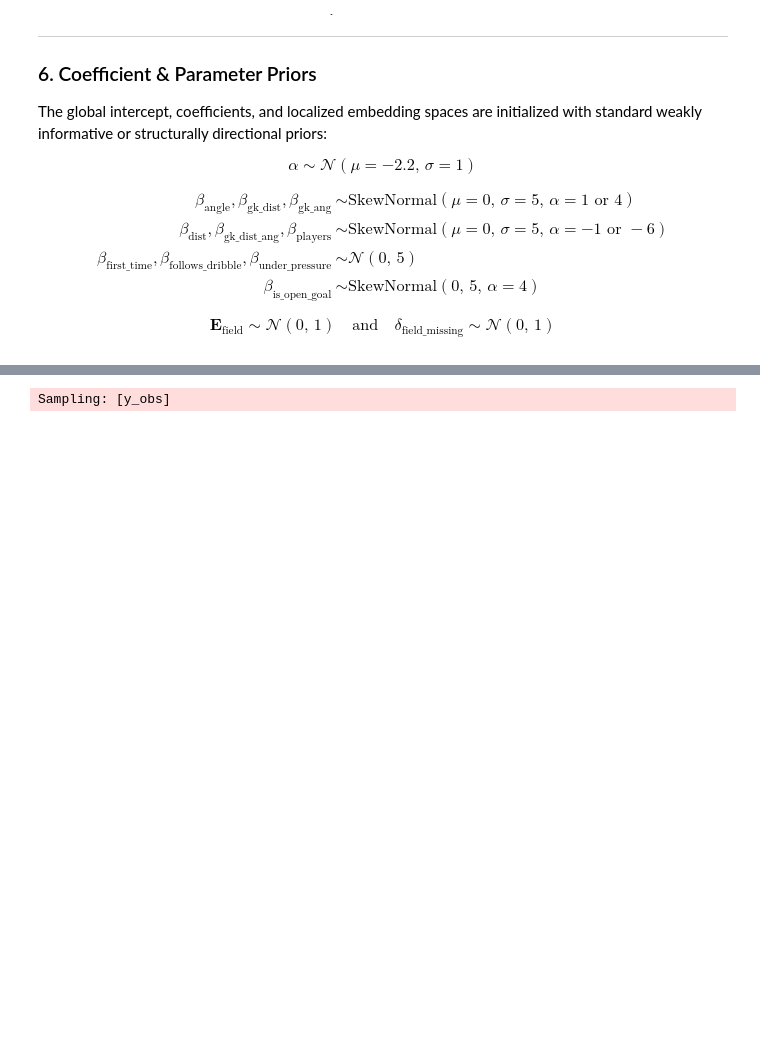
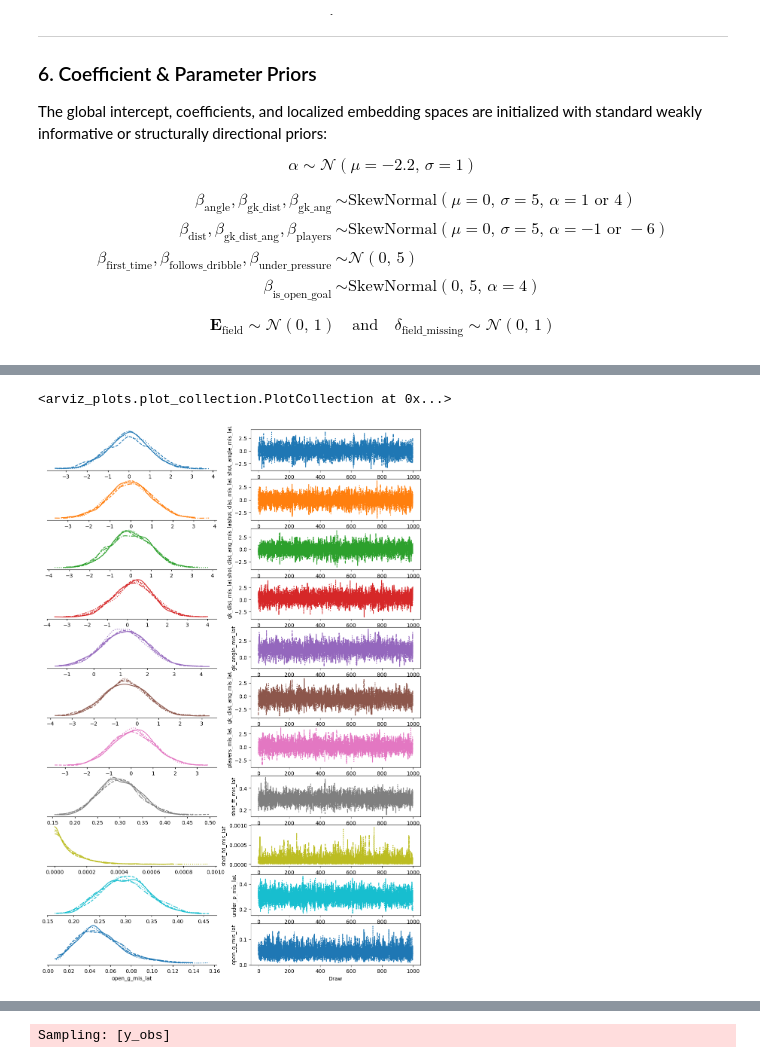
Before and after one commit to addybrown/DataScienceProjects, a Jupyter notebook: BayesianXgModel/BayesianXgModel.ipynb, the cells around one changed output, grey strips where cells are left out. Cells and saved outputs as stored; diff of their text form; code cells hidden in the pictures; blank space fills up the shorter version.

```diff
--- a/BayesianXgModel/BayesianXgModel.ipynb
+++ b/BayesianXgModel/BayesianXgModel.ipynb
@@ -1034,0 +1095,23 @@ Estimated Time to Completion: now
+# %%
+var_names = [
+  'shot_angle_mis_lat',
+  'shot_dist_mis_lat',
+  'shot_dist_ang_mis_lat',
+  'gk_dist_mis_lat',
+  'gk_angle_mis_lat',
+  'gk_dist_ang_mis_lat',
+  'players_mis_lat',
+  'shot_ft_mis_lat',
+  'shot_fd_mis_lat',
+  'under_p_mis_lat',
+  'open_g_mis_lat',
+]
+
+# Selects only variables that explicitly start with "beta_" or "b_"
+az.plot_trace_dist(
+    idata,
+    var_names=var_names
+)
+# %% [output]
+<arviz_plots.plot_collection.PlotCollection at 0x...>
+[figure, added]
```
Also changed, not shown: parts of 27 cells of this notebook.
